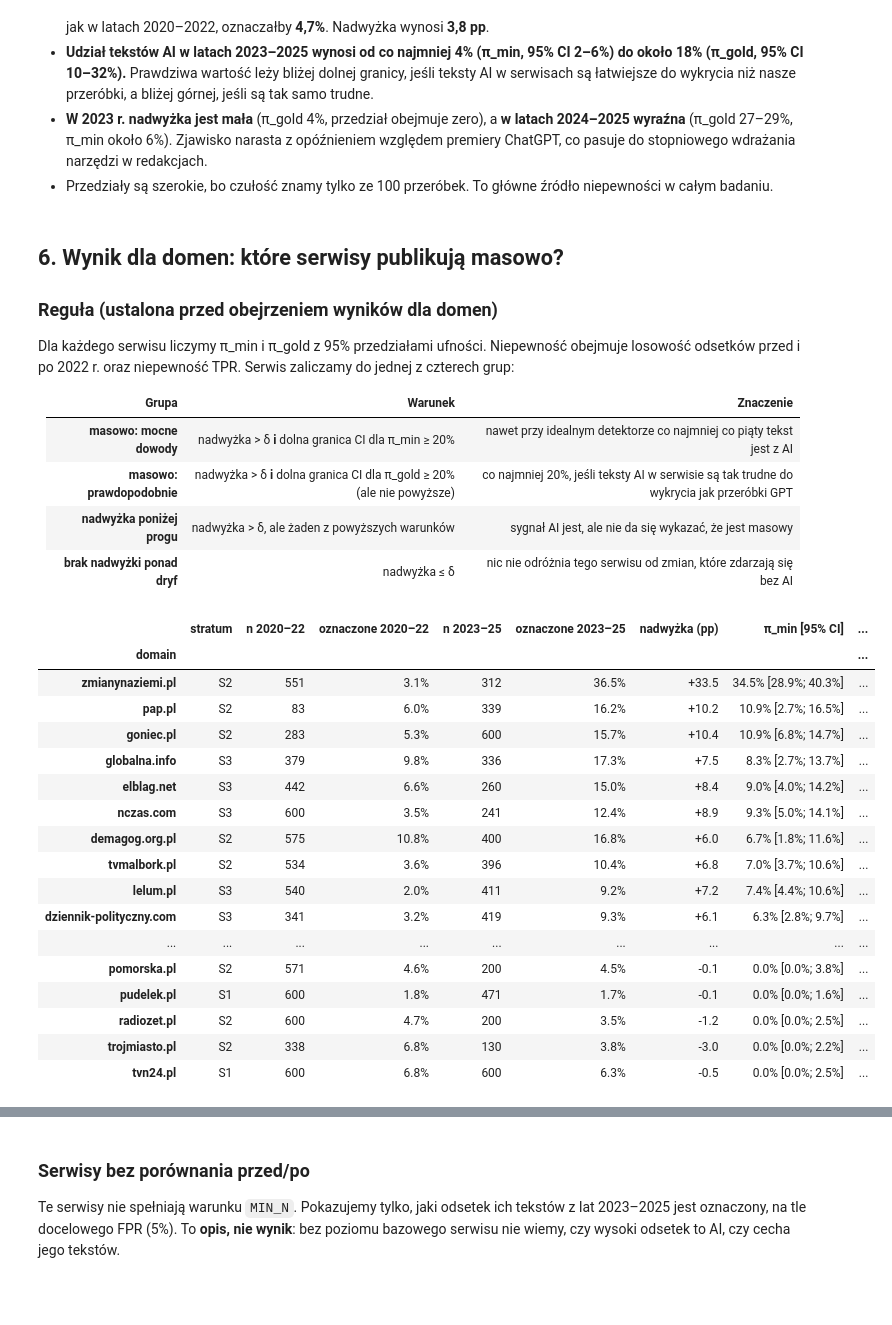
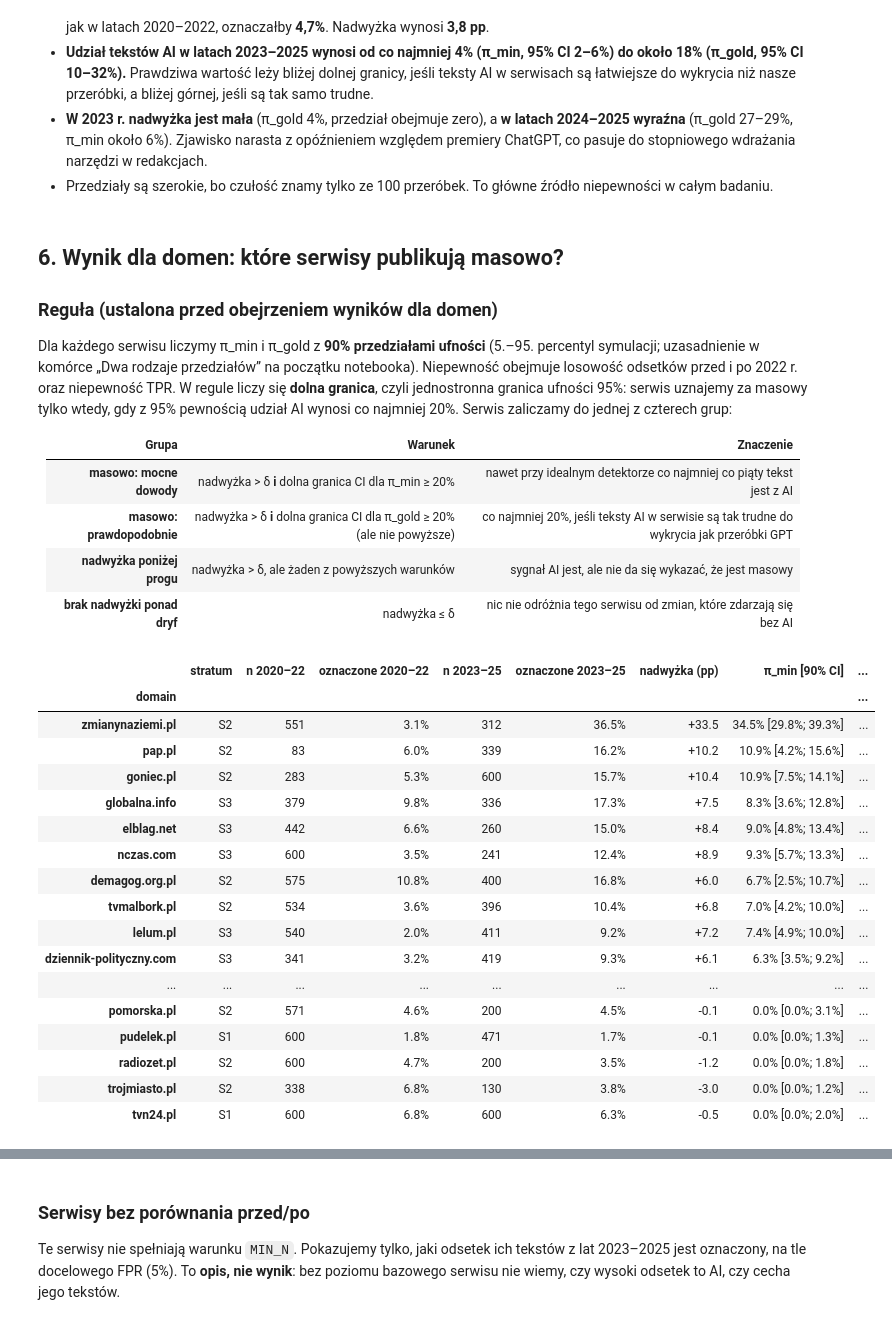
Before and after one commit to Voldziu/AMC, a Jupyter notebook: src/notebooks/main-results.ipynb, the cells around one changed output, grey strips where cells are left out. Drawn from its saved outputs; the diff is of its cells as text; code cells hidden in the pictures; blank space fills up the shorter version.

```diff
--- a/src/notebooks/main-results.ipynb
+++ b/src/notebooks/main-results.ipynb
@@ -113,6 +133,7 @@ ROBUST_FPRS = (0.01, 0.05, 0.10, 0.20)  # progi sprawdzane w analizie odpornośc
 MASS_SHARE = 0.20                  # „masowo” = co najmniej 20% artykułów z AI
 MIN_N = 50                         # min. liczba tekstów domeny w każdym okresie
 PLACEBO_Q = 0.95                   # kwantyl zmian bez AI (margines dryfu)
+DOMAIN_CI = (5, 95)                # percentyle przedziału dla serwisów (reguła „masowo”, sekcja 6)
 N_BOOT = 5000               # powtórzenia symulacji niepewności
 SEED = 42
 
@@ -168,7 +189,7 @@ def auc(pos: np.ndarray, neg: np.ndarray) -> float:
 
 
 def share(r, b, tpr):
-    """Udział AI z odsetków oznaczonych (estymator Rogana–Gladena), obcięty do [0, 1].
+    """Udział AI z odsetków oznaczonych (estymator Rogana-Gladena), obcięty do [0, 1].
 
     Gdy TPR <= b, detektor nie odróżnia AI od człowieka: każda nadwyżka daje wtedy 100%.
     """
@@ -180,7 +201,7 @@ def share(r, b, tpr):
 
 
 def draw_rate(k, n, rng):
-    """Symulacja niepewności odsetka k/n: N_BOOT losowań z rozkładu Beta(k + 1/2, n − k + 1/2).
+    """Symulacja niepewności odsetka k/n: N_BOOT losowań z rozkładu Beta(k + 1/2, n - k + 1/2).
 
     To wersja bootstrapu, która działa także przy k = 0 (zwykłe losowanie ze zwracaniem
     dawałoby wtedy zawsze 0 i zerową niepewność).
@@ -744,7 +765,7 @@ display(overall_table)
 
 ### Reguła (ustalona przed obejrzeniem wyników dla domen)
 
-Dla każdego serwisu liczymy π_min i π_gold z 95% przedziałami ufności. Niepewność obejmuje losowość odsetków przed i po 2022 r. oraz niepewność TPR. Serwis zaliczamy do jednej z czterech grup:
+Dla każdego serwisu liczymy π_min i π_gold z **90% przedziałami ufności** (5.–95. percentyl symulacji; uzasadnienie w komórce „Dwa rodzaje przedziałów” na początku notebooka). Niepewność obejmuje losowość odsetków przed i po 2022 r. oraz niepewność TPR. W regule liczy się **dolna granica**, czyli jednostronna granica ufności 95%: serwis uznajemy za masowy tylko wtedy, gdy z 95% pewnością udział AI wynosi co najmniej 20%. Serwis zaliczamy do jednej z czterech grup:
 
 | Grupa | Warunek | Znaczenie |
 |---|---|---|
@@ -768,55 +789,55 @@ def domain_shares(flags: pd.Series, tpr_k: int, tpr_n: int, delta: float,
         p_min, p_gold = share(r_draws, b_draws, 1.0), share(r_draws, b_draws, tpr_draws)
         rows.append({
             "π_min": float(share(row["r"], row["b"], 1.0)),
-            "π_min low": np.percentile(p_min, 2.5), "π_min high": np.percentile(p_min, 97.5),
+            "π_min low": np.percentile(p_min, DOMAIN_CI[0]), "π_min high": np.percentile(p_min, DOMAIN_CI[1]),
             "π_gold": float(share(row["r"], row["b"], tpr_k / tpr_n)),
-            "π_gold low": np.percentile(p_gold, 2.5), "π_gold high": np.percentile(p_gold, 97.5),
+            "π_gold low": np.percentile(p_gold, DOMAIN_CI[0]), "π_gold high": np.percentile(p_gold, DOMAIN_CI[1]),
         })
     table = table.join(pd.DataFrame(rows, index=table.index))
     table["grupa"] = np.select(
         [table["nadwyżka"] <= delta, table["π_min low"] >= mass, table["π_gold low"] >= mass],
         [CATEGORIES[3], CATEGORIES[0], CATEGORIES[1]],
         default=CATEGORIES[2],
     )
     return table.sort_values(["π_gold", "π_min"], ascending=False)
 
 
 domains = domain_shares(flags_main, k_tpr, n_tpr, DELTA)
 
 
 def show_domains(table: pd.DataFrame) -> None:
     view = pd.DataFrame({
         "stratum": table["stratum"],
         "n 2020–22": table["n0"], "oznaczone 2020–22": table["b"].map(pct),
         "n 2023–25": table["n1"], "oznaczone 2023–25": table["r"].map(pct),
         "nadwyżka (pp)": (100 * table["nadwyżka"]).map("{:+.1f}".format),
-        "π_min [95% CI]": [pct_ci(*v) for v in table[["π_min", "π_min low", "π_min high"]].to_numpy()],
-        "π_gold [95% CI]": [pct_ci(*v) for v in table[["π_gold", "π_gold low", "π_gold high"]].to_numpy()],
+        "π_min [90% CI]": [pct_ci(*v) for v in table[["π_min", "π_min low", "π_min high"]].to_numpy()],
+        "π_gold [90% CI]": [pct_ci(*v) for v in table[["π_gold", "π_gold low", "π_gold high"]].to_numpy()],
         "grupa": table["grupa"],
     })
     display(view)
 
 
 show_domains(domains)
 # %% [output]
-|  | stratum | n 2020–22 | oznaczone 2020–22 | n 2023–25 | oznaczone 2023–25 | nadwyżka (pp) | π_min [95% CI] | ... |
+|  | stratum | n 2020–22 | oznaczone 2020–22 | n 2023–25 | oznaczone 2023–25 | nadwyżka (pp) | π_min [90% CI] | ... |
 | domain |  |  |  |  |  |  |  | ... |
-| zmianynaziemi.pl | S2 | 551 | 3.1% | 312 | 36.5% | +33.5 | 34.5% [28.9%; 40.3%] | ... |
-| pap.pl | S2 | 83 | 6.0% | 339 | 16.2% | +10.2 | 10.9% [2.7%; 16.5%] | ... |
-| goniec.pl | S2 | 283 | 5.3% | 600 | 15.7% | +10.4 | 10.9% [6.8%; 14.7%] | ... |
-| globalna.info | S3 | 379 | 9.8% | 336 | 17.3% | +7.5 | 8.3% [2.7%; 13.7%] | ... |
-| elblag.net | S3 | 442 | 6.6% | 260 | 15.0% | +8.4 | 9.0% [4.0%; 14.2%] | ... |
-| nczas.com | S3 | 600 | 3.5% | 241 | 12.4% | +8.9 | 9.3% [5.0%; 14.1%] | ... |
-| demagog.org.pl | S2 | 575 | 10.8% | 400 | 16.8% | +6.0 | 6.7% [1.8%; 11.6%] | ... |
-| tvmalbork.pl | S2 | 534 | 3.6% | 396 | 10.4% | +6.8 | 7.0% [3.7%; 10.6%] | ... |
-| lelum.pl | S3 | 540 | 2.0% | 411 | 9.2% | +7.2 | 7.4% [4.4%; 10.6%] | ... |
-| dziennik-polityczny.com | S3 | 341 | 3.2% | 419 | 9.3% | +6.1 | 6.3% [2.8%; 9.7%] | ... |
+| zmianynaziemi.pl | S2 | 551 | 3.1% | 312 | 36.5% | +33.5 | 34.5% [29.8%; 39.3%] | ... |
+| pap.pl | S2 | 83 | 6.0% | 339 | 16.2% | +10.2 | 10.9% [4.2%; 15.6%] | ... |
+| goniec.pl | S2 | 283 | 5.3% | 600 | 15.7% | +10.4 | 10.9% [7.5%; 14.1%] | ... |
+| globalna.info | S3 | 379 | 9.8% | 336 | 17.3% | +7.5 | 8.3% [3.6%; 12.8%] | ... |
+| elblag.net | S3 | 442 | 6.6% | 260 | 15.0% | +8.4 | 9.0% [4.8%; 13.4%] | ... |
+| nczas.com | S3 | 600 | 3.5% | 241 | 12.4% | +8.9 | 9.3% [5.7%; 13.3%] | ... |
+| demagog.org.pl | S2 | 575 | 10.8% | 400 | 16.8% | +6.0 | 6.7% [2.5%; 10.7%] | ... |
+| tvmalbork.pl | S2 | 534 | 3.6% | 396 | 10.4% | +6.8 | 7.0% [4.2%; 10.0%] | ... |
+| lelum.pl | S3 | 540 | 2.0% | 411 | 9.2% | +7.2 | 7.4% [4.9%; 10.0%] | ... |
+| dziennik-polityczny.com | S3 | 341 | 3.2% | 419 | 9.3% | +6.1 | 6.3% [3.5%; 9.2%] | ... |
 | ... | ... | ... | ... | ... | ... | ... | ... | ... |
-| pomorska.pl | S2 | 571 | 4.6% | 200 | 4.5% | -0.1 | 0.0% [0.0%; 3.8%] | ... |
-| pudelek.pl | S1 | 600 | 1.8% | 471 | 1.7% | -0.1 | 0.0% [0.0%; 1.6%] | ... |
-| radiozet.pl | S2 | 600 | 4.7% | 200 | 3.5% | -1.2 | 0.0% [0.0%; 2.5%] | ... |
-| trojmiasto.pl | S2 | 338 | 6.8% | 130 | 3.8% | -3.0 | 0.0% [0.0%; 2.2%] | ... |
-| tvn24.pl | S1 | 600 | 6.8% | 600 | 6.3% | -0.5 | 0.0% [0.0%; 2.5%] | ... |
+| pomorska.pl | S2 | 571 | 4.6% | 200 | 4.5% | -0.1 | 0.0% [0.0%; 3.1%] | ... |
+| pudelek.pl | S1 | 600 | 1.8% | 471 | 1.7% | -0.1 | 0.0% [0.0%; 1.3%] | ... |
+| radiozet.pl | S2 | 600 | 4.7% | 200 | 3.5% | -1.2 | 0.0% [0.0%; 1.8%] | ... |
+| trojmiasto.pl | S2 | 338 | 6.8% | 130 | 3.8% | -3.0 | 0.0% [0.0%; 1.2%] | ... |
+| tvn24.pl | S1 | 600 | 6.8% | 600 | 6.3% | -0.5 | 0.0% [0.0%; 2.0%] | ... |
 # %%
 shown = domains.iloc[::-1]
 y = np.arange(len(shown))
```
Also changed, not shown: parts of 24 cells of this notebook.
